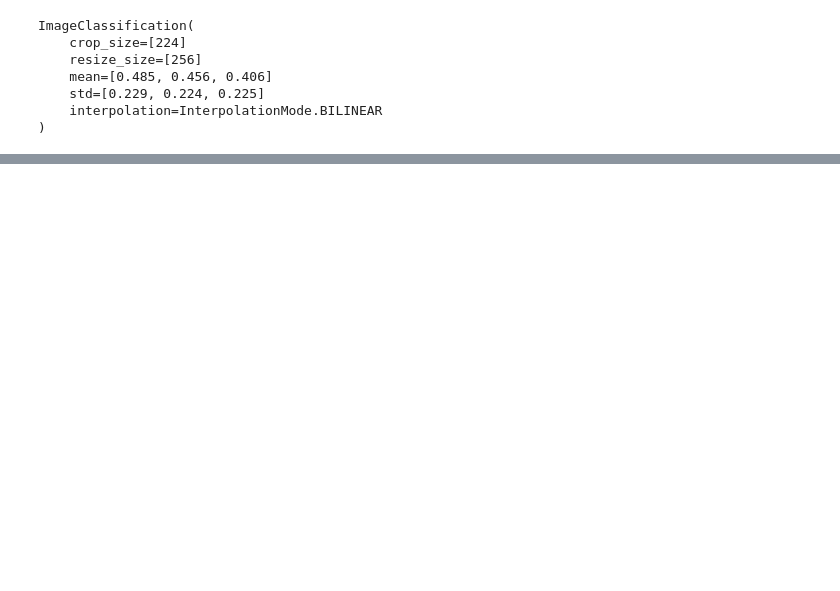
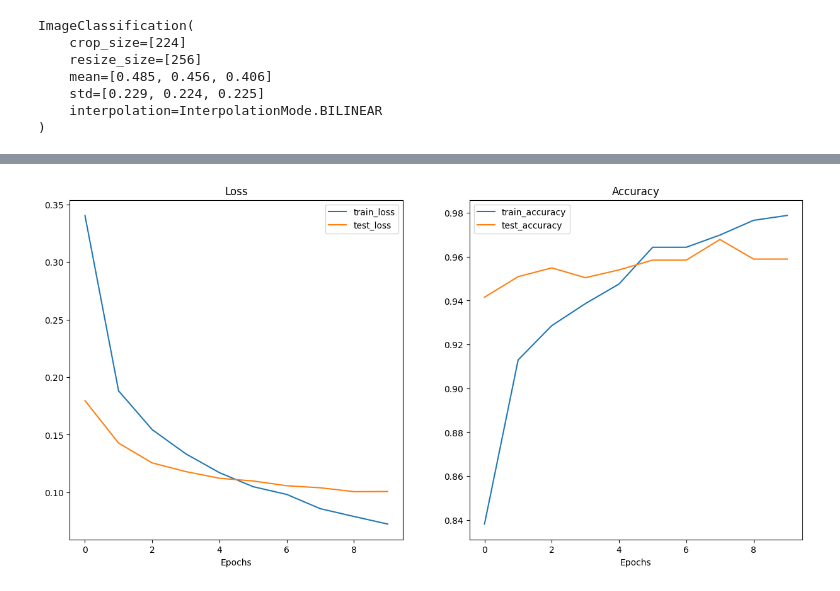
Before and after one commit to ShounakDas101/AIML_Hari, a Jupyter notebook: Vit_TransferLearning.ipynb, the cells around one changed output, grey strips where cells are left out. Cells and saved outputs as stored; diff of their text form; code cells hidden in the pictures; blank space fills up the shorter version.

```diff
--- a/Vit_TransferLearning.ipynb
+++ b/Vit_TransferLearning.ipynb
@@ -324,0 +396,42 @@ NameError: ignored
+# %%
+# Plot the loss curves
+# Plot loss curves of a model
+def plot_loss_curves(results):
+    """Plots training curves of a results dictionary.
+
+    Args:
+        results (dict): dictionary containing list of values, e.g.
+            {"train_loss": [...],
+             "train_acc": [...],
+             "test_loss": [...],
+             "test_acc": [...]}
+    """
+    loss = results["train_loss"]
+    test_loss = results["test_loss"]
+
+    accuracy = results["train_acc"]
+    test_accuracy = results["test_acc"]
+
+    epochs = range(len(results["train_loss"]))
+
+    plt.figure(figsize=(15, 7))
+
+    # Plot loss
+    plt.subplot(1, 2, 1)
+    plt.plot(epochs, loss, label="train_loss")
+    plt.plot(epochs, test_loss, label="test_loss")
+    plt.title("Loss")
+    plt.xlabel("Epochs")
+    plt.legend()
+
+    # Plot accuracy
+    plt.subplot(1, 2, 2)
+    plt.plot(epochs, accuracy, label="train_accuracy")
+    plt.plot(epochs, test_accuracy, label="test_accuracy")
+    plt.title("Accuracy")
+    plt.xlabel("Epochs")
+    plt.legend()
+
+plot_loss_curves(pretrained_vit_results)
+# %% [output]
+[figure, added]
```
Also changed, not shown: parts of 8 cells of this notebook.
